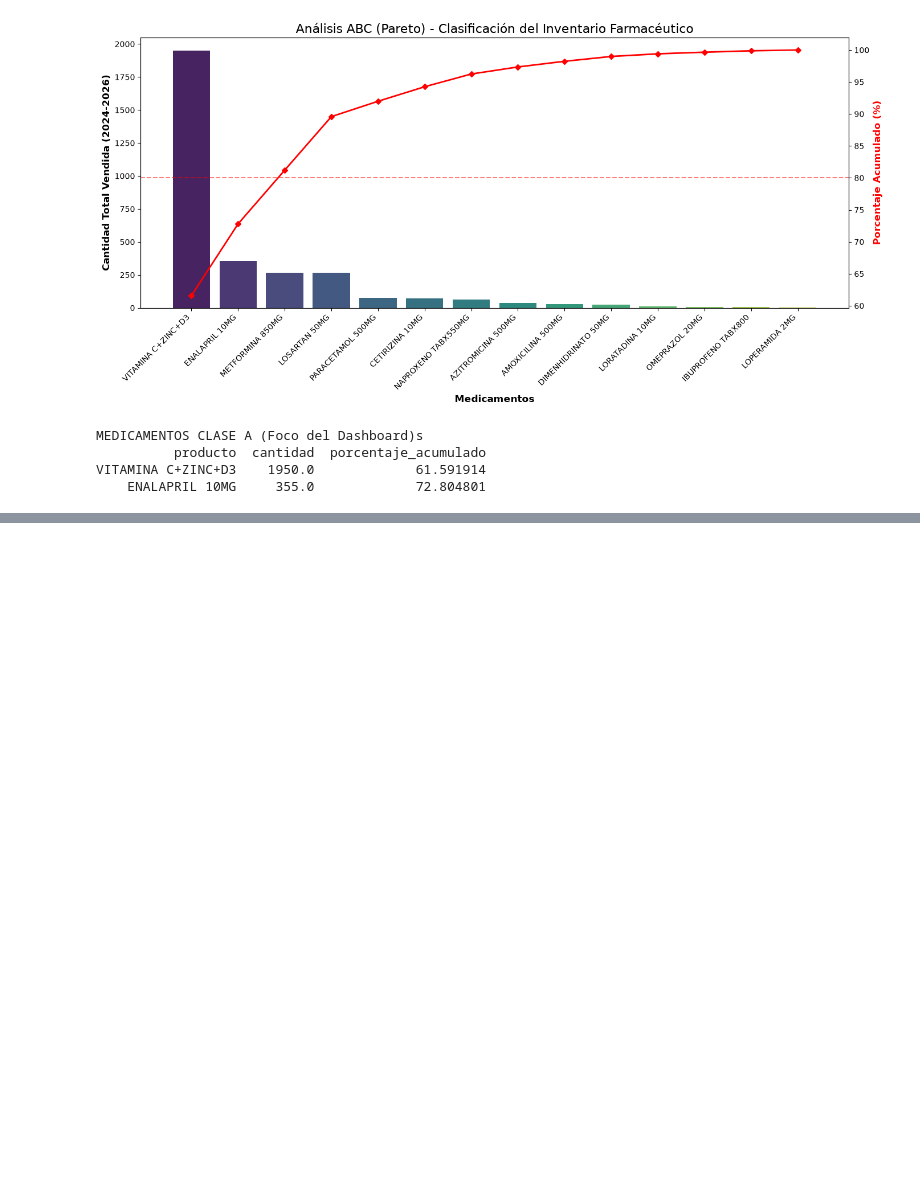
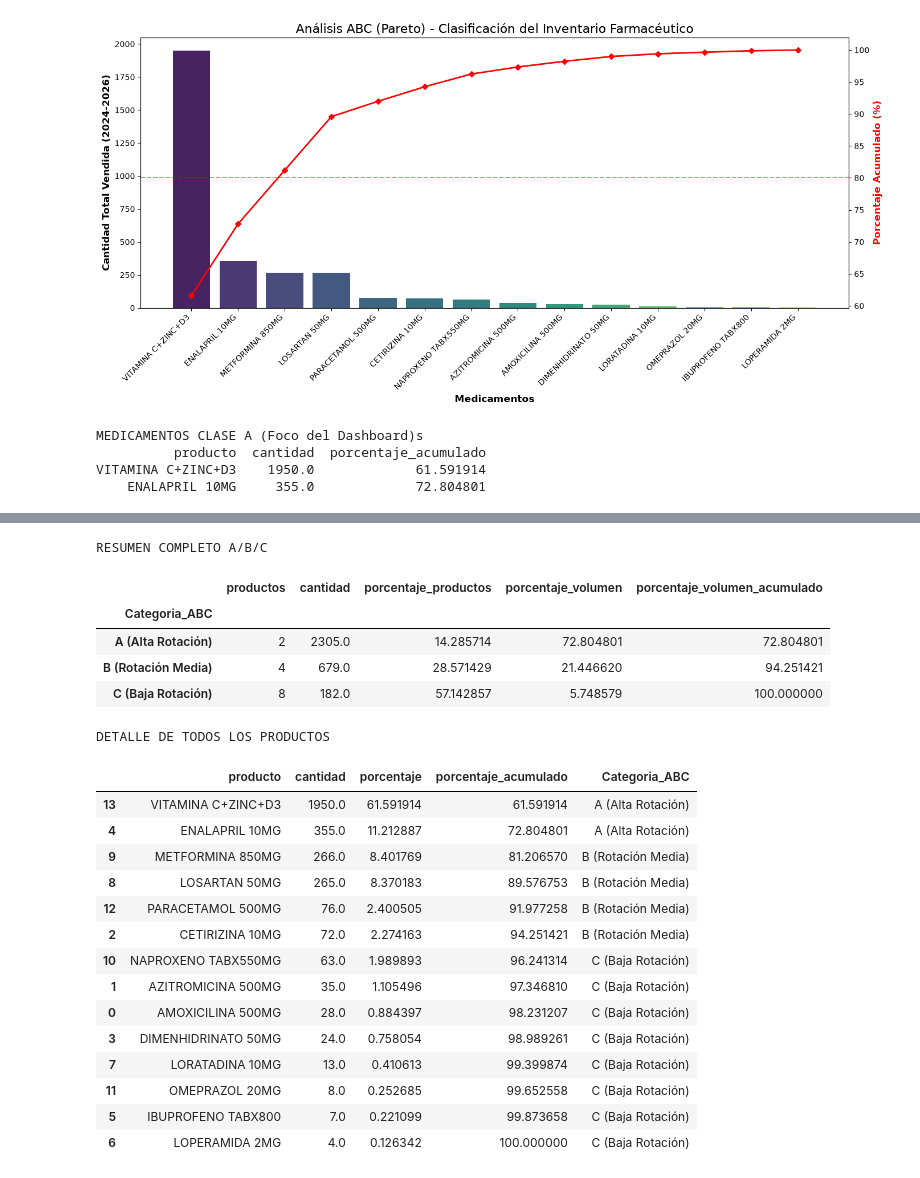
Before and after one commit to Victor-Andree/Modelos_ML, a Jupyter notebook: notebooks/02_Analisis_ABC_Inventarios.ipynb, the cells around one changed output, grey strips where cells are left out. Cells and saved outputs as stored; diff of their text form; code cells hidden in the pictures; blank space fills up the shorter version.

```diff
--- a/notebooks/02_Analisis_ABC_Inventarios.ipynb
+++ b/notebooks/02_Analisis_ABC_Inventarios.ipynb
@@ -105,0 +109,35 @@ VITAMINA C+ZINC+D3    1950.0             61.591914
+# %%
+categorias = ['A (Alta Rotación)', 'B (Rotación Media)', 'C (Baja Rotación)']
+resumen_abc = (df_agrupado.groupby('Categoria_ABC')
+               .agg(productos=('producto', 'nunique'), cantidad=('cantidad', 'sum'))
+               .reindex(categorias, fill_value=0))
+resumen_abc['porcentaje_productos'] = resumen_abc['productos'] / df_agrupado['producto'].nunique() * 100
+resumen_abc['porcentaje_volumen'] = resumen_abc['cantidad'] / df_agrupado['cantidad'].sum() * 100
+resumen_abc['porcentaje_volumen_acumulado'] = resumen_abc['porcentaje_volumen'].cumsum()
+print('RESUMEN COMPLETO A/B/C')
+display(resumen_abc)
+print('DETALLE DE TODOS LOS PRODUCTOS')
+display(df_agrupado[['producto', 'cantidad', 'porcentaje', 'porcentaje_acumulado', 'Categoria_ABC']])
+# %% [output]
+RESUMEN COMPLETO A/B/C
+|  | productos | cantidad | porcentaje_productos | porcentaje_volumen | porcentaje_volumen_acumulado |
+| Categoria_ABC |  |  |  |  |  |
+| A (Alta Rotación) | 2 | 2305.0 | 14.285714 | 72.804801 | 72.804801 |
+| B (Rotación Media) | 4 | 679.0 | 28.571429 | 21.446620 | 94.251421 |
+| C (Baja Rotación) | 8 | 182.0 | 57.142857 | 5.748579 | 100.000000 |
+DETALLE DE TODOS LOS PRODUCTOS
+|  | producto | cantidad | porcentaje | porcentaje_acumulado | Categoria_ABC |
+| 13 | VITAMINA C+ZINC+D3 | 1950.0 | 61.591914 | 61.591914 | A (Alta Rotación) |
+| 4 | ENALAPRIL 10MG | 355.0 | 11.212887 | 72.804801 | A (Alta Rotación) |
+| 9 | METFORMINA 850MG | 266.0 | 8.401769 | 81.206570 | B (Rotación Media) |
+| 8 | LOSARTAN 50MG | 265.0 | 8.370183 | 89.576753 | B (Rotación Media) |
+| 12 | PARACETAMOL 500MG | 76.0 | 2.400505 | 91.977258 | B (Rotación Media) |
+| 2 | CETIRIZINA 10MG | 72.0 | 2.274163 | 94.251421 | B (Rotación Media) |
+| 10 | NAPROXENO TABX550MG | 63.0 | 1.989893 | 96.241314 | C (Baja Rotación) |
+| 1 | AZITROMICINA 500MG | 35.0 | 1.105496 | 97.346810 | C (Baja Rotación) |
+| 0 | AMOXICILINA 500MG | 28.0 | 0.884397 | 98.231207 | C (Baja Rotación) |
+| 3 | DIMENHIDRINATO 50MG | 24.0 | 0.758054 | 98.989261 | C (Baja Rotación) |
+| 7 | LORATADINA 10MG | 13.0 | 0.410613 | 99.399874 | C (Baja Rotación) |
+| 11 | OMEPRAZOL 20MG | 8.0 | 0.252685 | 99.652558 | C (Baja Rotación) |
+| 5 | IBUPROFENO TABX800 | 7.0 | 0.221099 | 99.873658 | C (Baja Rotación) |
+| 6 | LOPERAMIDA 2MG | 4.0 | 0.126342 | 100.000000 | C (Baja Rotación) |
```
Also changed, not shown: parts of 1 cell of this notebook, 8 other files.
